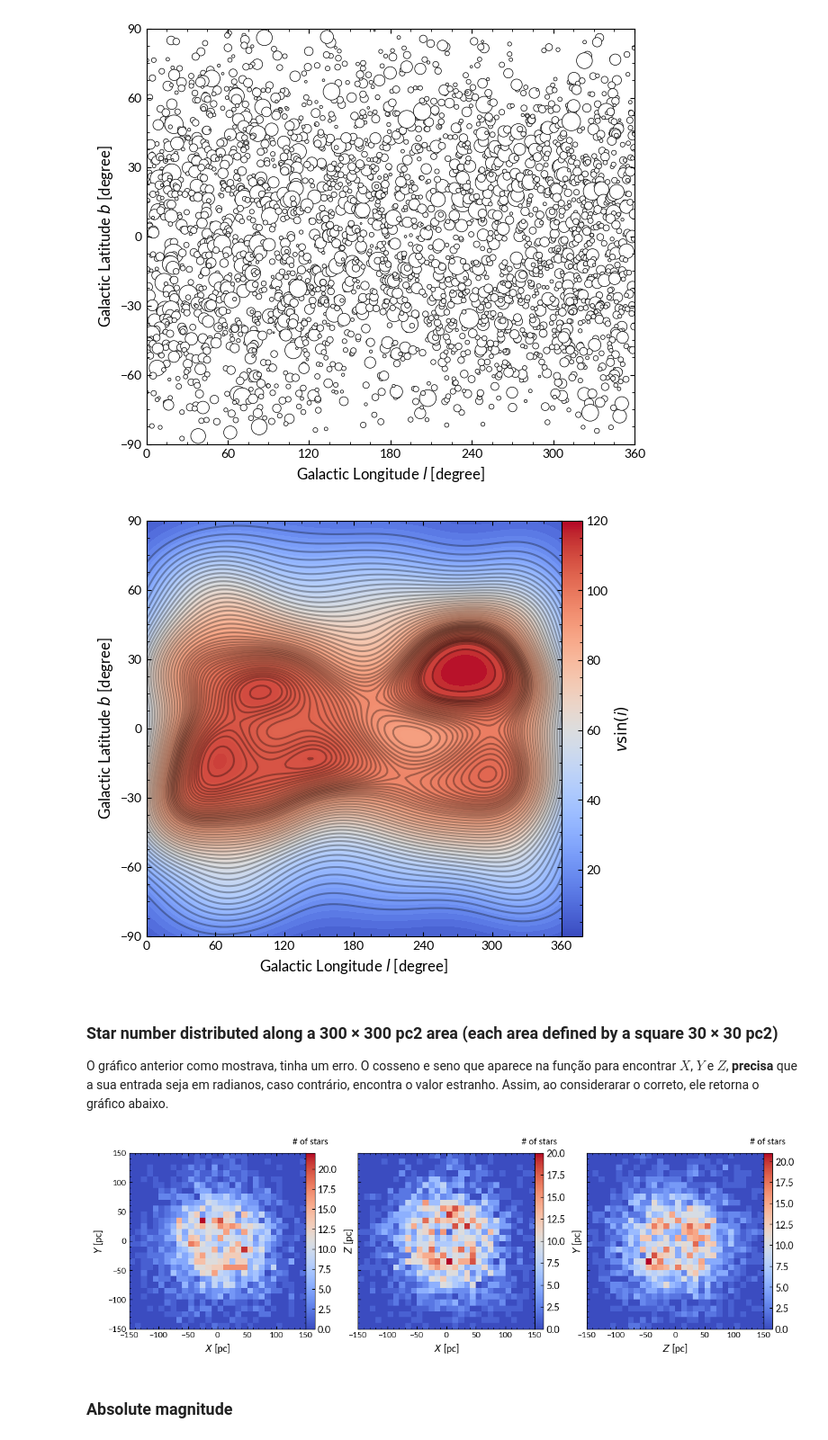
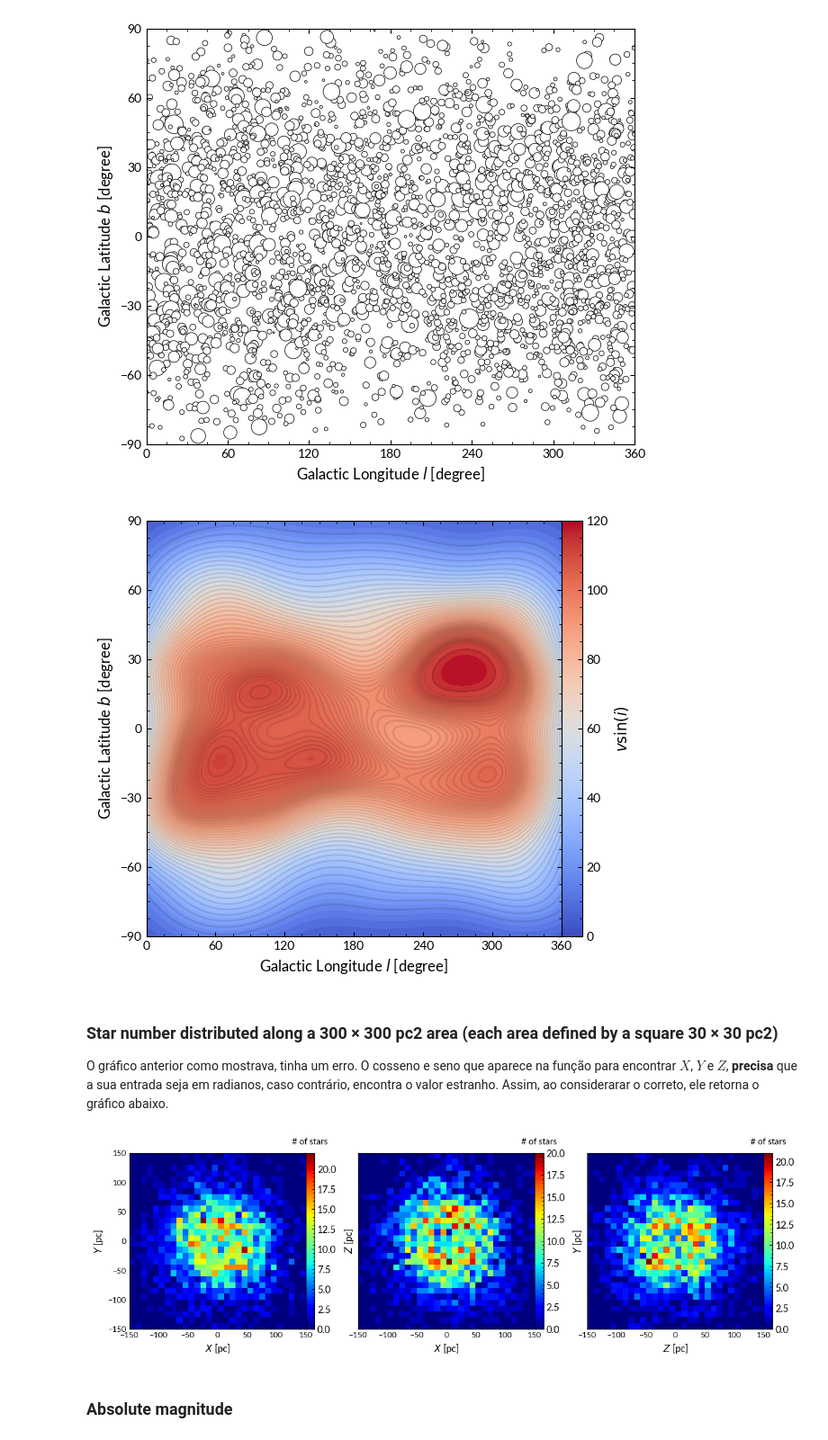
Before and after one commit to SarahBarbosa/ring-like-structure, a Jupyter notebook: docs/figures.ipynb, the cells around one changed output. Shown at 90% size. Saved outputs shown, nothing was run; the diff lists cells and outputs as text; code cells hidden in the pictures.

```diff
--- a/docs/figures.ipynb
+++ b/docs/figures.ipynb
@@ -52,14 +52,16 @@ ax.set_xticks(range(0,361,60));
 # %%
 # VERSÃO NOVA
 plt.figure(figsize=(7, 6))
+#cmap = plt.get_cmap("jet")
 
+# O KDE (Kernel Density Estimation) é uma forma de estimar a densidade de probabilidade de uma variável aleatória.
+# Aqui estamos mostrando onde as estrelas com valores vsini são mais densamente agrupadas no céu galáctico
 ax = sns.kdeplot(x=df["GLON"], y=df["GLAT"], weights=df["vsini"], cmap="coolwarm", fill=True, thresh=0, levels=100)
-sns.kdeplot(x=df["GLON"], y=df["GLAT"], weights=df["vsini"], color="black", levels=50,  alpha = 0.3)
+sns.kdeplot(x=df["GLON"], y=df["GLAT"], weights=df["vsini"], color="black", levels=50,  alpha = 0.1)
 
 # Colobar
-norm = plt.Normalize(vmin=df["vsini"].min(), vmax=df["vsini"].max())
+norm = plt.Normalize(0, vmax=df["vsini"].max())
 sm = plt.cm.ScalarMappable(cmap="coolwarm", norm=norm)
-sm.set_array([])
 cbar = plt.colorbar(sm, ax=ax, pad=0)
 cbar.set_label(rf'$v\sin(i)$')
 
@@ -67,7 +69,7 @@ ax.set(xlim=(0,360), ylim=(-90,90), xlabel="Galactic Longitude $l$ [degree]", yl
 ax.set_yticks(range(-90,91,30))
 ax.set_xticks(range(0,361,60));
 # %% [output]
-[figure, old version]
+[figure, new version]
 # %% [markdown]
 ### Star number distributed along a 300 × 300 pc2 area (each area defined by a square 30 × 30 pc2)
 
@@ -75,14 +77,15 @@ O gráfico anterior como mostrava, tinha um erro. O cosseno e seno que aparece n
 # %%
 fig, (ax1, ax2, ax3) = plt.subplots(1, 3, figsize=(15, 4), sharey=True)
 
-plotting.plot_hist(ax1, df["X"].values, df["Y"].values, 30, "$X$ [pc]", "$Y$ [pc]", fig)
-plotting.plot_hist(ax2, df["X"].values, df["Z"].values, 30, "$X$ [pc]", "$Z$ [pc]", fig)
-plotting.plot_hist(ax3, df["Z"].values, df["Y"].values, 30, "$Z$ [pc]", "$Y$ [pc]", fig)
+# A função plot_hist cria um histograma 2D interpolado no conjunto de eixos fornecidos
+plotting.plot_hist(ax1, df["X"].values, df["Y"].values, 30, "none", "$X$ [pc]", "$Y$ [pc]", "jet", fig)
+plotting.plot_hist(ax2, df["X"].values, df["Z"].values, 30, "none", "$X$ [pc]", "$Z$ [pc]", "jet", fig)
+plotting.plot_hist(ax3, df["Z"].values, df["Y"].values, 30, "none", "$Z$ [pc]", "$Y$ [pc]", "jet", fig)
 
 plt.subplots_adjust(wspace=0.1)
 plt.show()
 # %% [output]
-[figure, old version]
+[figure, new version]
 # %% [markdown]
 ### Absolute magnitude
 # %%
```
Also changed, not shown: parts of 10 cells of this notebook, 2 other files.
